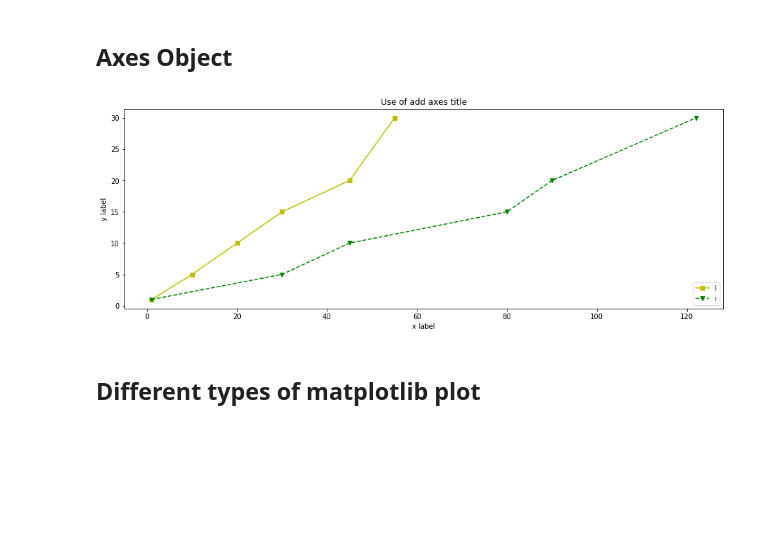
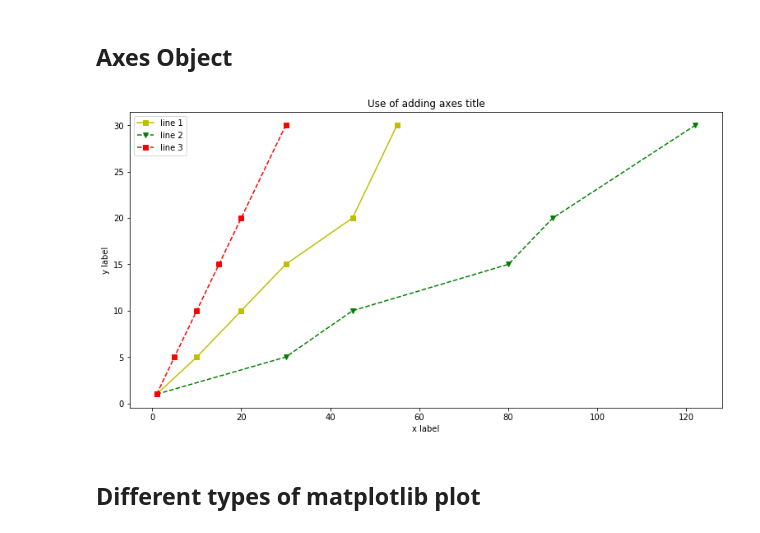
Before and after one commit to JeffWang0325/Python-Data-Science-Application-Development, a Jupyter notebook: class_08/00_matplotlib.ipynb, the cells around one changed output. Saved outputs shown, nothing was run; the diff lists cells and outputs as text; code cells hidden in the pictures; blank space fills up the shorter version.

```diff
--- a/class_08/00_matplotlib.ipynb
+++ b/class_08/00_matplotlib.ipynb
@@ -208,29 +253,31 @@ plt.show()
 # %% [markdown]
 ## Axes Object
 # %%
-# lets add axes using add_axes() method
+# let's add axes using add_axes() method
 # create a sample data
 
 y = [1,5,10,15,20,30]
 x1 = [1,10,20,30,45, 55]
 x2 = [1,30,45,80,90,122]
 
 # create a figure
-fig = plt.figure()
+fig = plt.figure(figsize=(5, 5))
 
 # add the axes
 ax = fig.add_axes([0,0,2,1])
-l1 = ax.plot(x1, y, 'sy-')
-l2 = ax.plot(x2, y, 'gv--')
+l1 = ax.plot(x1, y, 'sy-', label = 'line 1')
+l2 = ax.plot(x2, y, 'gv--', label = 'line 2')
+ax.plot(y, y, 'rs--', label = 'line 3')
 
-# add aditional paramater
-ax.legend(labels=('line 1' 'line 2'), loc='lower right')
-ax.set_title('Use of add axes title')
+# add additional paramaters
+# ax.legend(labels=('line 1' 'line 2'), loc='lower right')
+ax.legend()
+ax.set_title('Use of adding axes title')
 ax.set_xlabel('x label')
 ax.set_ylabel('y label')
 plt.show()
 # %% [output]
-[figure, old version]
+[figure, new version]
 # %% [markdown]
 ## Different types of matplotlib plot
 # %% [markdown]
```
Also changed, not shown: parts of 41 cells of this notebook, 3 other files.
